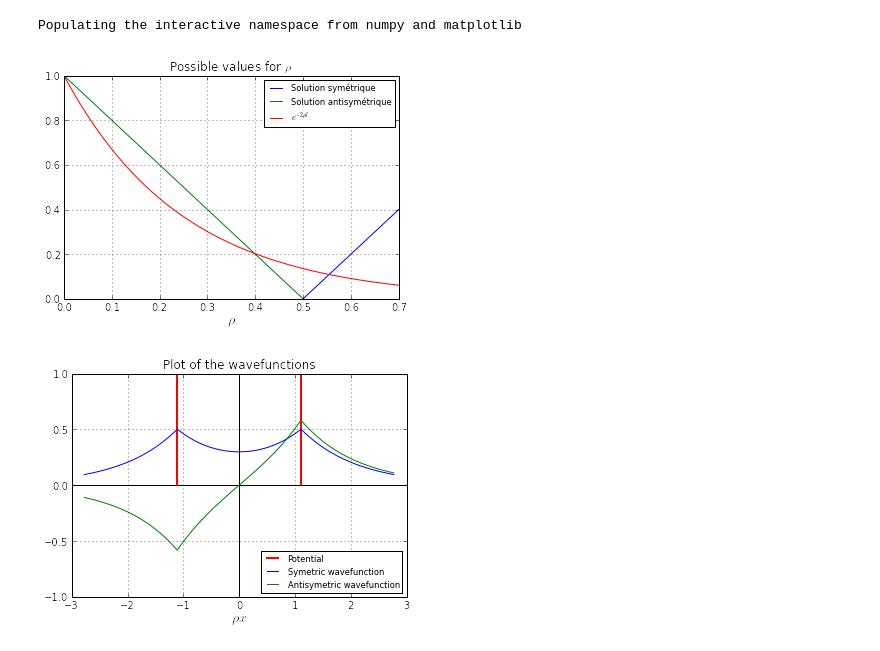
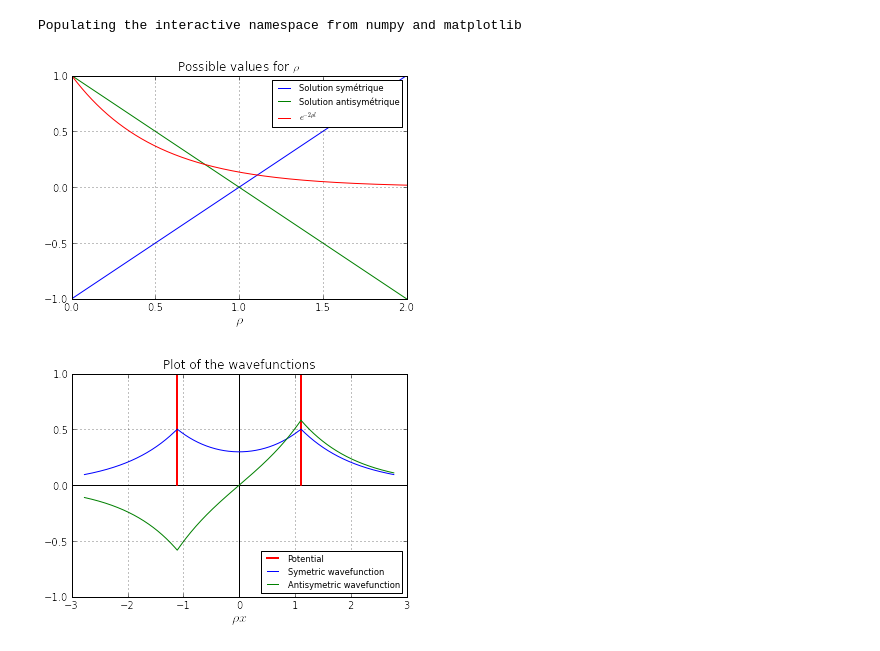
Before and after one commit to bdemoulin/MQ_L3, a Jupyter notebook: td9.ipynb, the cells around one changed output. Cells and saved outputs as stored; diff of their text form; code cells hidden in the pictures.

```diff
--- a/td9.ipynb
+++ b/td9.ipynb
@@ -3,35 +3,35 @@
 import numpy as np
 import matplotlib.pyplot as plt
 # %%
-# Variables
-l = 2
-mu = 1
+# Variables, in atomic units
+l = 1
+mu = 2
 # %%
 # Plots
-rho = np.linspace(0,0.7,1000)
+rho = np.linspace(0,2,1000)
 eq_sym = -1 + 2*rho/mu
 eq_antisym = 1 - 2*rho/mu
 fonction = np.exp(-2*rho*l)
 # %%
 %pylab inline
 
 # label=u'' is for getting the accents in the legend
 # r'' for having math-style display
 plt.plot(rho,eq_sym,label=u'Solution symétrique')
 plt.plot(rho,eq_antisym,label=u'Solution antisymétrique')
 plt.plot(rho,fonction,label=r'$e^{-2 \rho l}$')
 
 plt.xlabel(r'$\rho$',fontsize=14)
-plt.ylim([0,1.0])
+#plt.ylim([0,1.0])
 plt.legend(loc='upper right',fontsize='small')
 plt.grid()
 plt.title(r'Possible values for $\rho$')
 
 plt.savefig('solutions.png',dpi=300)
 plt.show()
 # %% [output]
 Populating the interactive namespace from numpy and matplotlib
-[figure, old version]
+[figure, new version]
 # %%
 # Plot of the wavefunctions
 from scipy.optimize import brenth
```
Also changed, not shown: parts of 1 cell of this notebook.
